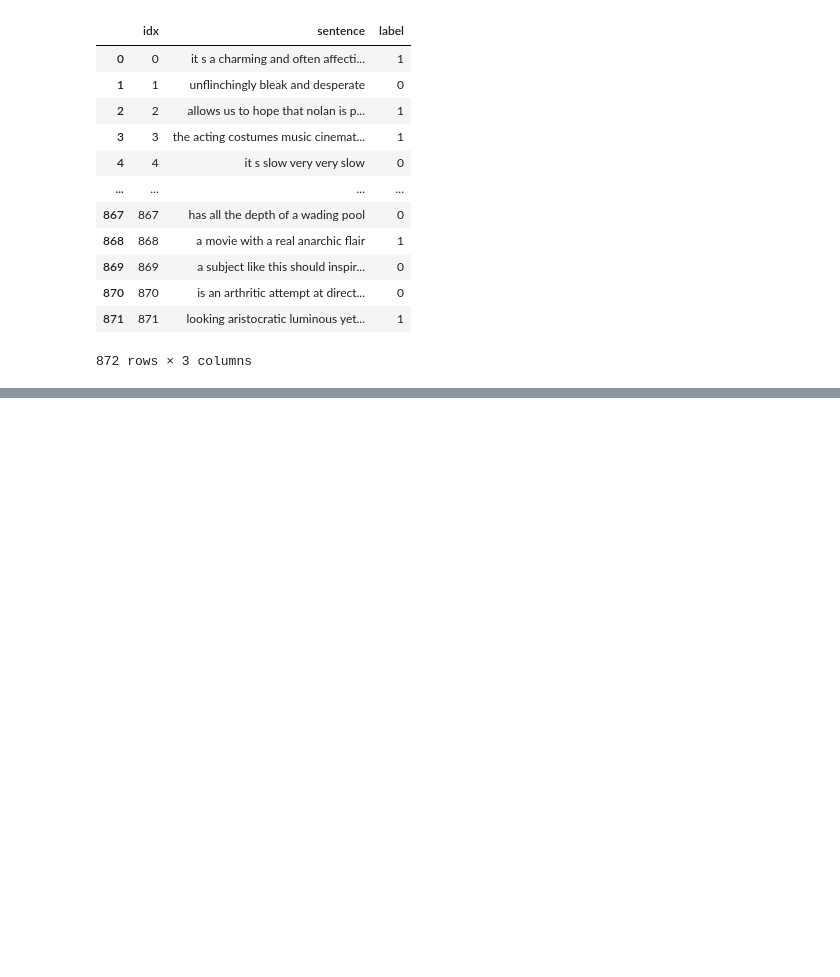
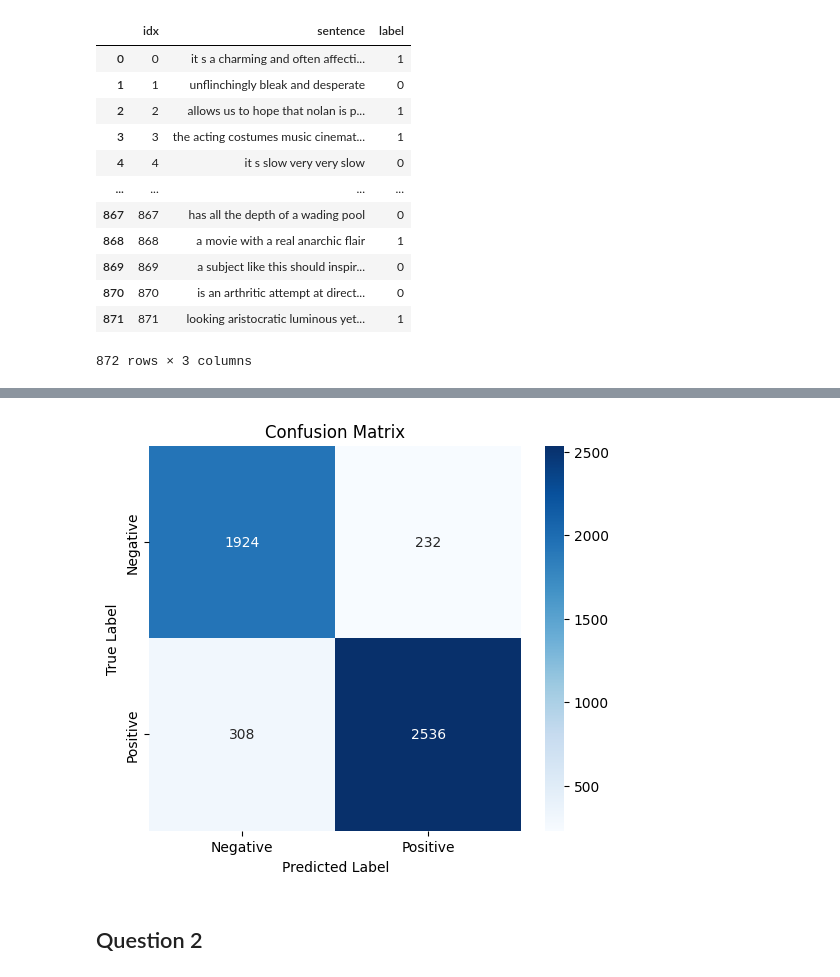
Before and after one commit to Talentedfalcon/DL-Codes, a Jupyter notebook: lab08.ipynb, the cells around one changed output, grey strips where cells are left out. Saved outputs shown, nothing was run; the diff lists cells and outputs as text; code cells hidden in the pictures; blank space fills up the shorter version.

```diff
--- a/lab08.ipynb
+++ b/lab08.ipynb
@@ -125,15 +143,12 @@ array([0, 0, 0, 0, 0, 0, 0, 0, 0, 0, 0, 0, 0, 0, 0, 0, 0, 0, 0, 0, 0, 0,
 # %%
-RNN_model=tf.keras.Sequential([
-    # tf.keras.layers.Embedding(input_dim=max_features,output_dim=16,input_length=max_length),
-    # tf.keras.layers.SimpleRNN(64,activation='tanh',return_sequences=False),
-    tf.keras.layers.Dense(1,activation='sigmoid')
+model = tf.keras.Sequential([
+    tf.keras.layers.Embedding(vocab_length, 64, input_length=max_length),
+    CustomRNN(128),
+    tf.keras.layers.Dense(64, activation='relu'),
+    tf.keras.layers.Dense(1, activation='sigmoid')
 ])
 
-RNN_model.compile(
-    loss='binary_crossentropy',
-    optimizer='adam',
-    metrics=['accuracy']
-)
+model.compile(loss='binary_crossentropy', optimizer='adam', metrics=['accuracy'])
 
-RNN_model.summary()
+model.summary()
 # %% [output]
@@ -148,0 +171,2 @@ Model: "sequential_2"
+# %%
+model.fit(train_padded, train_labels, epochs=10, validation_data=(val_padded, val_labels), batch_size=32)
@@ -148,0 +209,4 @@ Model: "sequential_2"
+# %%
+predictions=model.predict(test_padded)
+
+predicted_labels = (predictions > 0.5).astype(int)
@@ -148,0 +215,6 @@ Model: "sequential_2"
+# %%
+test_labels = test_df['label'].values
+report = classification_report(test_labels, predicted_labels, target_names=["Negative", "Positive"])
+
+print("Classification Report:")
+print(report)
@@ -148,0 +231,13 @@ Model: "sequential_2"
+# %%
+cm = confusion_matrix(test_labels, predicted_labels)
+
+plt.figure(figsize=(6, 5))
+sns.heatmap(cm, annot=True, fmt='d', cmap='Blues', xticklabels=['Negative', 'Positive'], yticklabels=['Negative', 'Positive'])
+plt.xlabel("Predicted Label")
+plt.ylabel("True Label")
+plt.title("Confusion Matrix")
+plt.show()
+# %% [output]
+[figure, added]
+# %% [markdown]
+## Question 2
```
Also changed, not shown: parts of 17 cells of this notebook, 1 other file.
